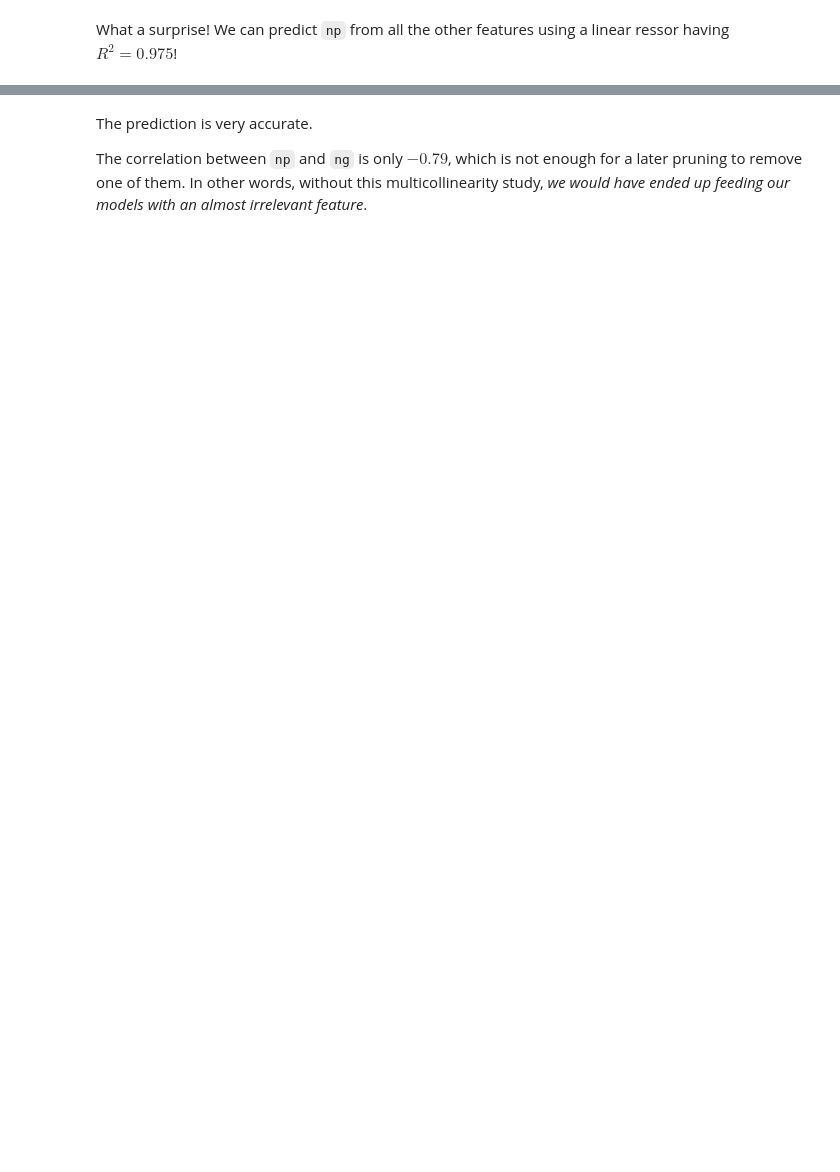
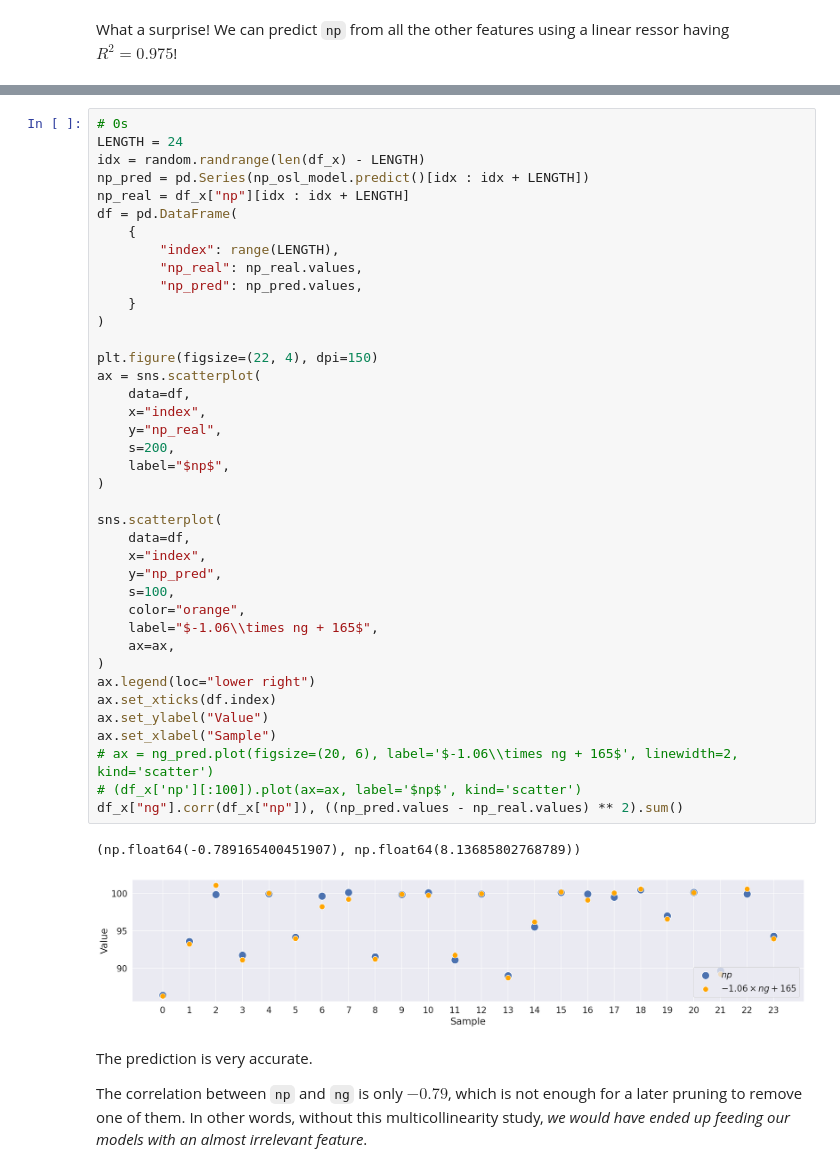
Before and after one commit to MrPio/PHM_North_America_2024_Challenge, a Jupyter notebook: 1-data_preprocessing/1.2-Multicollinearity_Study_With_VIF.ipynb, the cells around one changed output, grey strips where cells are left out. Saved outputs shown, nothing was run; the diff lists cells and outputs as text; blank space fills up the shorter version.

```diff
--- a/1-data_preprocessing/1.2-Multicollinearity_Study_With_VIF.ipynb
+++ b/1-data_preprocessing/1.2-Multicollinearity_Study_With_VIF.ipynb
@@ -102,3 +107,45 @@ df_x['ng'].corr(df_x['np'])
+# %%
+# 0s
+LENGTH = 24
+idx = random.randrange(len(df_x) - LENGTH)
+np_pred = pd.Series(np_osl_model.predict()[idx : idx + LENGTH])
+np_real = df_x["np"][idx : idx + LENGTH]
+df = pd.DataFrame(
+    {
+        "index": range(LENGTH),
+        "np_real": np_real.values,
+        "np_pred": np_pred.values,
+    }
+)
+
+plt.figure(figsize=(22, 4), dpi=150)
+ax = sns.scatterplot(
+    data=df,
+    x="index",
+    y="np_real",
+    s=200,
+    label="$np$",
+)
+
+sns.scatterplot(
+    data=df,
+    x="index",
+    y="np_pred",
+    s=100,
+    color="orange",
+    label="$-1.06\\times ng + 165$",
+    ax=ax,
+)
+ax.legend(loc="lower right")
+ax.set_xticks(df.index)
+ax.set_ylabel("Value")
+ax.set_xlabel("Sample")
+# ax = ng_pred.plot(figsize=(20, 6), label='$-1.06\\times ng + 165$', linewidth=2, kind='scatter')
+# (df_x['np'][:100]).plot(ax=ax, label='$np$', kind='scatter')
+df_x["ng"].corr(df_x["np"]), ((np_pred.values - np_real.values) ** 2).sum()
+# %% [output]
+(np.float64(-0.789165400451907), np.float64(8.13685802768789))
+[figure, added]
 # %% [markdown]
 The prediction is very accurate.
 
```
Also changed, not shown: parts of 5 cells of this notebook, 2 other files.
